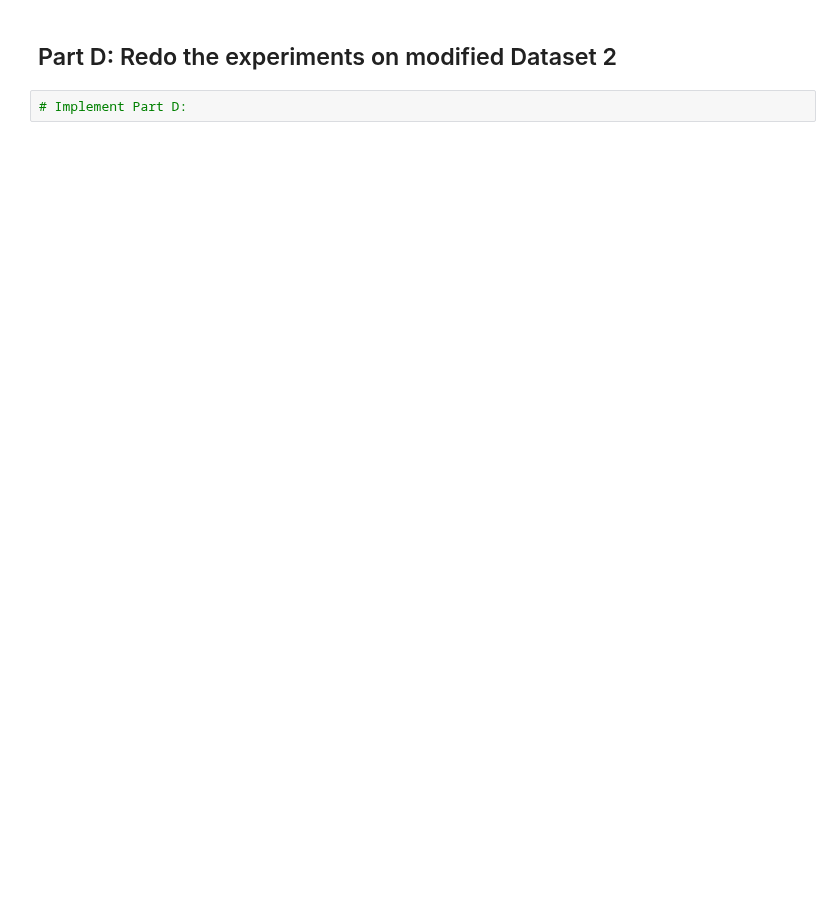
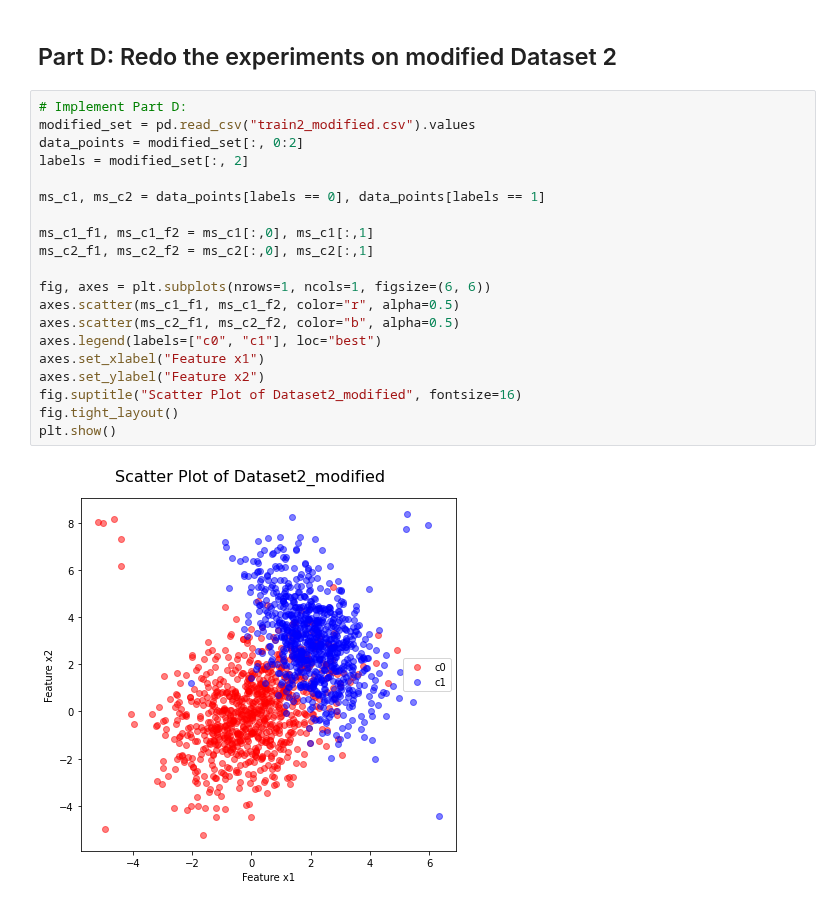
Before and after one commit to batuhanfaik/itu-cmpe, a Jupyter notebook: hw1/hw1.ipynb, the cells around one changed output. Saved outputs shown, nothing was run; the diff lists cells and outputs as text; blank space fills up the shorter version.

Commit message:
Part D finished, still need to comment

```diff
--- a/hw1/hw1.ipynb
+++ b/hw1/hw1.ipynb
@@ -241,4 +289,24 @@ Error Rate: 011.50
 # %% [markdown]
 ## Part D: Redo the experiments on modified Dataset 2
-# %%
-# Implement Part D:
+# %%
+# Implement Part D:
+modified_set = pd.read_csv("train2_modified.csv").values
+data_points = modified_set[:, 0:2]
+labels = modified_set[:, 2]
+
+ms_c1, ms_c2 = data_points[labels == 0], data_points[labels == 1]
+
+ms_c1_f1, ms_c1_f2 = ms_c1[:,0], ms_c1[:,1]
+ms_c2_f1, ms_c2_f2 = ms_c2[:,0], ms_c2[:,1]
+
+fig, axes = plt.subplots(nrows=1, ncols=1, figsize=(6, 6))
+axes.scatter(ms_c1_f1, ms_c1_f2, color="r", alpha=0.5)
+axes.scatter(ms_c2_f1, ms_c2_f2, color="b", alpha=0.5)
+axes.legend(labels=["c0", "c1"], loc="best")
+axes.set_xlabel("Feature x1")
+axes.set_ylabel("Feature x2")
+fig.suptitle("Scatter Plot of Dataset2_modified", fontsize=16)
+fig.tight_layout()
+plt.show()
+# %% [output]
+[figure, added]
```
Also changed, not shown: parts of 9 cells of this notebook.
